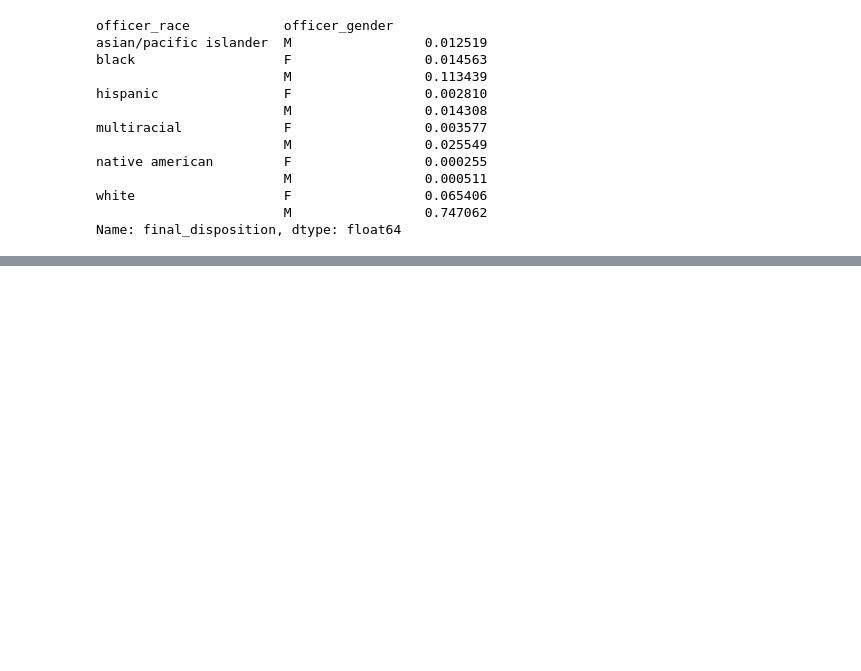
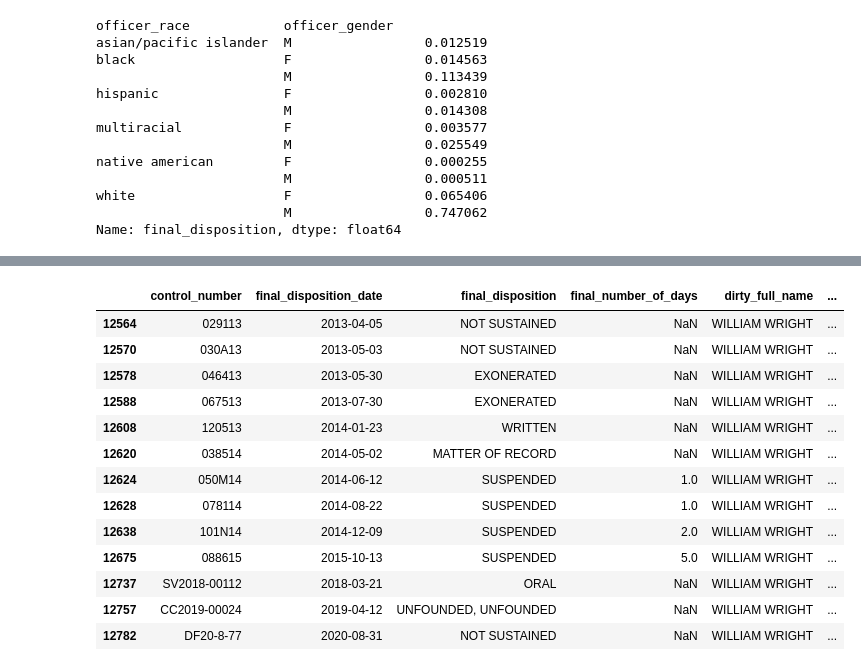
Before and after one commit to APM-Reports/nashville-discipline, a Jupyter notebook: analysis/Discipline-Data-Analysis.ipynb, the cells around one changed output, grey strips where cells are left out. Saved outputs shown, nothing was run; the diff lists cells and outputs as text; code cells hidden in the pictures; blank space fills up the shorter version.

```diff
--- a/analysis/Discipline-Data-Analysis.ipynb
+++ b/analysis/Discipline-Data-Analysis.ipynb
@@ -1303,0 +1210,19 @@ Name: final_disposition, dtype: float64
+# %%
+discipline_final[
+    discipline_final.clean_roster_name == 'c william wright'
+]
+# %% [output]
+|  | control_number | final_disposition_date | final_disposition | final_number_of_days | dirty_full_name | ... |
+| 12564 | 029113 | 2013-04-05 | NOT SUSTAINED | NaN | WILLIAM WRIGHT | ... |
+| 12570 | 030A13 | 2013-05-03 | NOT SUSTAINED | NaN | WILLIAM WRIGHT | ... |
+| 12578 | 046413 | 2013-05-30 | EXONERATED | NaN | WILLIAM WRIGHT | ... |
+| 12588 | 067513 | 2013-07-30 | EXONERATED | NaN | WILLIAM WRIGHT | ... |
+| 12608 | 120513 | 2014-01-23 | WRITTEN | NaN | WILLIAM WRIGHT | ... |
+| 12620 | 038514 | 2014-05-02 | MATTER OF RECORD | NaN | WILLIAM WRIGHT | ... |
+| 12624 | 050M14 | 2014-06-12 | SUSPENDED | 1.0 | WILLIAM WRIGHT | ... |
+| 12628 | 078114 | 2014-08-22 | SUSPENDED | 1.0 | WILLIAM WRIGHT | ... |
+| 12638 | 101N14 | 2014-12-09 | SUSPENDED | 2.0 | WILLIAM WRIGHT | ... |
+| 12675 | 088615 | 2015-10-13 | SUSPENDED | 5.0 | WILLIAM WRIGHT | ... |
+| 12737 | SV2018-00112 | 2018-03-21 | ORAL | NaN | WILLIAM WRIGHT | ... |
+| 12757 | CC2019-00024 | 2019-04-12 | UNFOUNDED, UNFOUNDED | NaN | WILLIAM WRIGHT | ... |
+| 12782 | DF20-8-77 | 2020-08-31 | NOT SUSTAINED | NaN | WILLIAM WRIGHT | ... |
```
Also changed, not shown: parts of 32 cells of this notebook, 12 other files.
